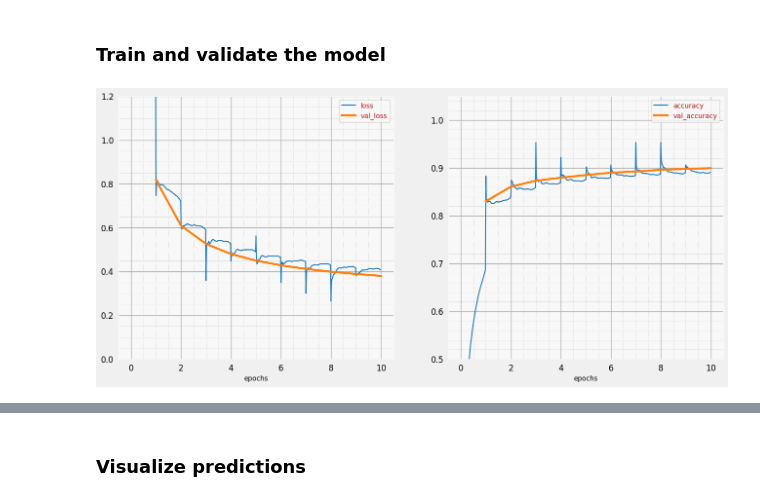
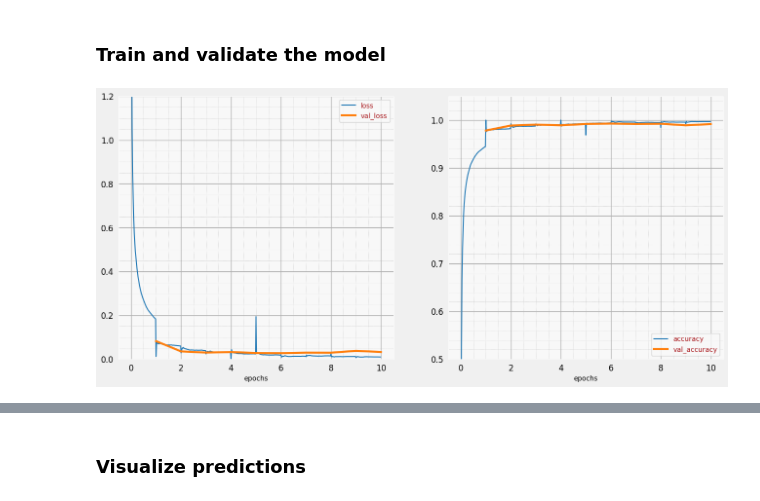
Before and after one commit to liam0jones/PHY-406---HW-3, a Jupyter notebook: PHY 406 - HW 3.ipynb, the cells around one changed output, grey strips where cells are left out. Drawn from its saved outputs; the diff is of its cells as text; code cells hidden in the pictures.

```diff
--- a/PHY 406 - HW 3.ipynb
+++ b/PHY 406 - HW 3.ipynb
@@ -291,32 +299,60 @@ Model: "sequential"
  Total params: 7,850 (30.66 KB)
  Trainable params: 7,850 (30.66 KB)
  Non-trainable params: 0 (0.00 B)
+# %%
+def lr_decay(epoch):
+  return 0.001 * math.pow(0.6, epoch / 10)
+
+lr_decay_callback = tf.keras.callbacks.LearningRateScheduler(lr_decay, verbose=True)
+
+# Initialize the visualization callback
+plot_training = PlotTraining(sample_rate=10, zoom=1)
+
+# Define a CNN for better image feature extraction
+model = tf.keras.Sequential([
+    tf.keras.layers.Input(shape=(28*28,)),
+    tf.keras.layers.Reshape((28, 28, 1)),
+    tf.keras.layers.Conv2D(kernel_size=3, filters=12, use_bias=False, padding='same', activation='relu'),
+    tf.keras.layers.BatchNormalization(),
+    tf.keras.layers.Conv2D(kernel_size=6, filters=24, use_bias=False, padding='same', strides=2, activation='relu'),
+    tf.keras.layers.BatchNormalization(),
+    tf.keras.layers.Conv2D(kernel_size=6, filters=32, use_bias=False, padding='same', strides=2, activation='relu'),
+    tf.keras.layers.BatchNormalization(),
+    tf.keras.layers.Flatten(),
+    tf.keras.layers.Dense(200, activation='relu'),
+    tf.keras.layers.Dropout(0.4),
+    tf.keras.layers.Dense(10, activation='softmax')
+])
+
+model.compile(optimizer='adamw', loss='categorical_crossentropy', metrics=['accuracy'])
 # %% [markdown]
 ### Train and validate the model
 # %%
 steps_per_epoch = 60000//BATCH_SIZE  # 60,000 items in this dataset
 print("Steps per epoch: ", steps_per_epoch)
 
 # Prepare the data from locally loaded MNIST arrays
 x_train_processed = x_train.reshape(-1, 28*28).astype(np.float32) / 255.0
 y_train_processed = tf.keras.utils.to_categorical(y_train, num_classes=10)
 x_test_processed = x_test.reshape(-1, 28*28).astype(np.float32) / 255.0
 y_test_processed = tf.keras.utils.to_categorical(y_test, num_classes=10)
 
 # Create new tf.data.Dataset objects from the processed numpy arrays
 new_training_dataset = tf.data.Dataset.from_tensor_slices((x_train_processed, y_train_processed))
 new_training_dataset = new_training_dataset.cache() # Cache for performance
 new_training_dataset = new_training_dataset.shuffle(5000, reshuffle_each_iteration=True)
 new_training_dataset = new_training_dataset.repeat() # Mandatory for Keras
 new_training_dataset = new_training_dataset.batch(BATCH_SIZE, drop_remainder=True) # drop_remainder is important on TPU
 new_training_dataset = new_training_dataset.prefetch(AUTO) # fetch next batches while training on the current one
 
 new_validation_dataset = tf.data.Dataset.from_tensor_slices((x_test_processed, y_test_processed))
 new_validation_dataset = new_validation_dataset.cache() # Cache for performance
 new_validation_dataset = new_validation_dataset.batch(10000, drop_remainder=True) # 10000 items in eval dataset, all in one batch
 new_validation_dataset = new_validation_dataset.repeat() # Mandatory for Keras
 
-history = model.fit(new_training_dataset, steps_per_epoch=steps_per_epoch, epochs=EPOCHS,
-                    validation_data=new_validation_dataset, validation_steps=1, callbacks=[plot_training])
+# Training with the CNN model and lr_decay_callback included
+history = model.fit(new_training_dataset, steps_per_epoch=steps_per_epoch, epochs=10,
+                    validation_data=new_validation_dataset, validation_steps=1,
+                    callbacks=[plot_training, lr_decay_callback])
 # %% [output]
-[figure, old version]
+[figure, new version]
```
Also changed, not shown: parts of 5 cells of this notebook.
